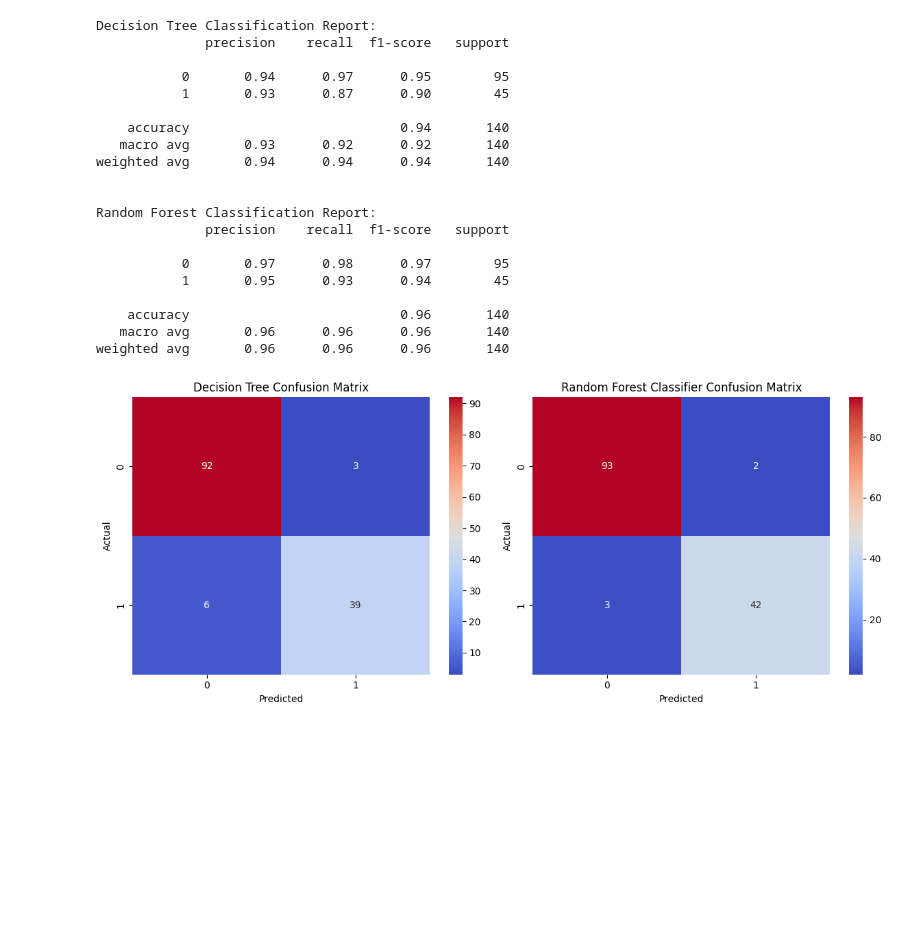
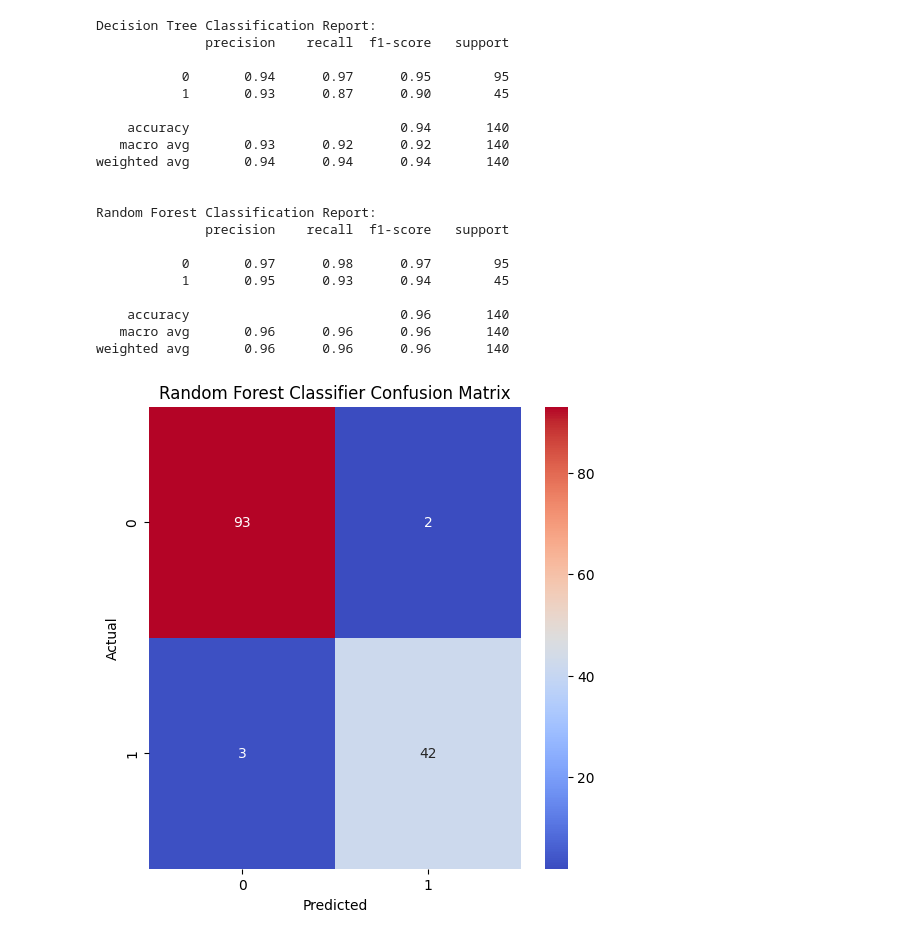
Before and after one commit to gsankarvg/Pattern-Rec---LC1, a Jupyter notebook: Q8_cancer.ipynb, the cells around one changed output. Drawn from its saved outputs; the diff is of its cells as text; code cells hidden in the pictures; blank space fills up the shorter version.

```diff
--- a/Q8_cancer.ipynb
+++ b/Q8_cancer.ipynb
@@ -232,5 +137,9 @@ X.head()
+# %%
+from sklearn.preprocessing import StandardScaler
+scaler = StandardScaler()
+X_scaled = scaler.fit_transform(X)
 # %% [markdown]
 train test split
 # %%
 from sklearn.model_selection import train_test_split
-X_train, X_test, y_train, y_test = train_test_split(X, y, test_size=0.2, random_state=42)
+X_train, X_test, y_train, y_test = train_test_split(X_scaled, y, test_size=0.2, random_state=42)
@@ -245,18 +147,17 @@ X_test_scaled = scaler.fit_transform(X_test)
 Decision tree classifier
 # %%
 from sklearn.tree import DecisionTreeClassifier
-from sklearn.metrics import accuracy_score
 
 dt_model = DecisionTreeClassifier(random_state=42)
-dt_model.fit(X_train, y_train)
+dt_model.fit(X_train, y_train.to_numpy().flatten())
 y_pred_dt = dt_model.predict(X_test)
 # %% [markdown]
 Random forest classifier
 # %%
 from sklearn.ensemble import RandomForestClassifier
-y_train = y_train.values.ravel()
+
 rf_model = RandomForestClassifier(n_estimators=100, random_state=42)
-rf_model.fit(X_train, y_train)
+rf_model.fit(X_train, y_train.to_numpy().flatten())
 y_pred_rf = rf_model.predict(X_test)
 # %%
 from sklearn.metrics import classification_report, confusion_matrix, accuracy_score
@@ -290,20 +191,12 @@ Random Forest Classification Report:
     accuracy                           0.96       140
    macro avg       0.96      0.96      0.96       140
 weighted avg       0.96      0.96      0.96       140
-# %%
-fig, axes = plt.subplots(1, 2, figsize=(12, 5))
-
-sns.heatmap(confusion_matrix(y_test,y_pred_dt), annot=True, ax=axes[0], cmap='coolwarm')
-axes[0].set_title('Decision Tree Confusion Matrix')
-axes[0].set_xlabel('Predicted')
-axes[0].set_ylabel('Actual')
-
-sns.heatmap(confusion_matrix(y_test,y_pred_rf), annot=True, ax=axes[1], cmap='coolwarm')
-axes[1].set_title('Random Forest Classifier Confusion Matrix')
-axes[1].set_xlabel('Predicted')
-axes[1].set_ylabel('Actual')
-
-plt.tight_layout()
-plt.show()
-# %% [output]
-[figure, removed]
+# %%
+fig = plt.figure(figsize=(6, 6))
+sns.heatmap(confusion_matrix(y_test,y_pred_rf), annot=True, cmap='coolwarm')
+plt.title('Random Forest Classifier Confusion Matrix')
+plt.xlabel('Predicted')
+plt.ylabel('Actual')
+plt.show()
+# %% [output]
+[figure, added]
```
Also changed, not shown: parts of 12 cells of this notebook, 7 other files.
